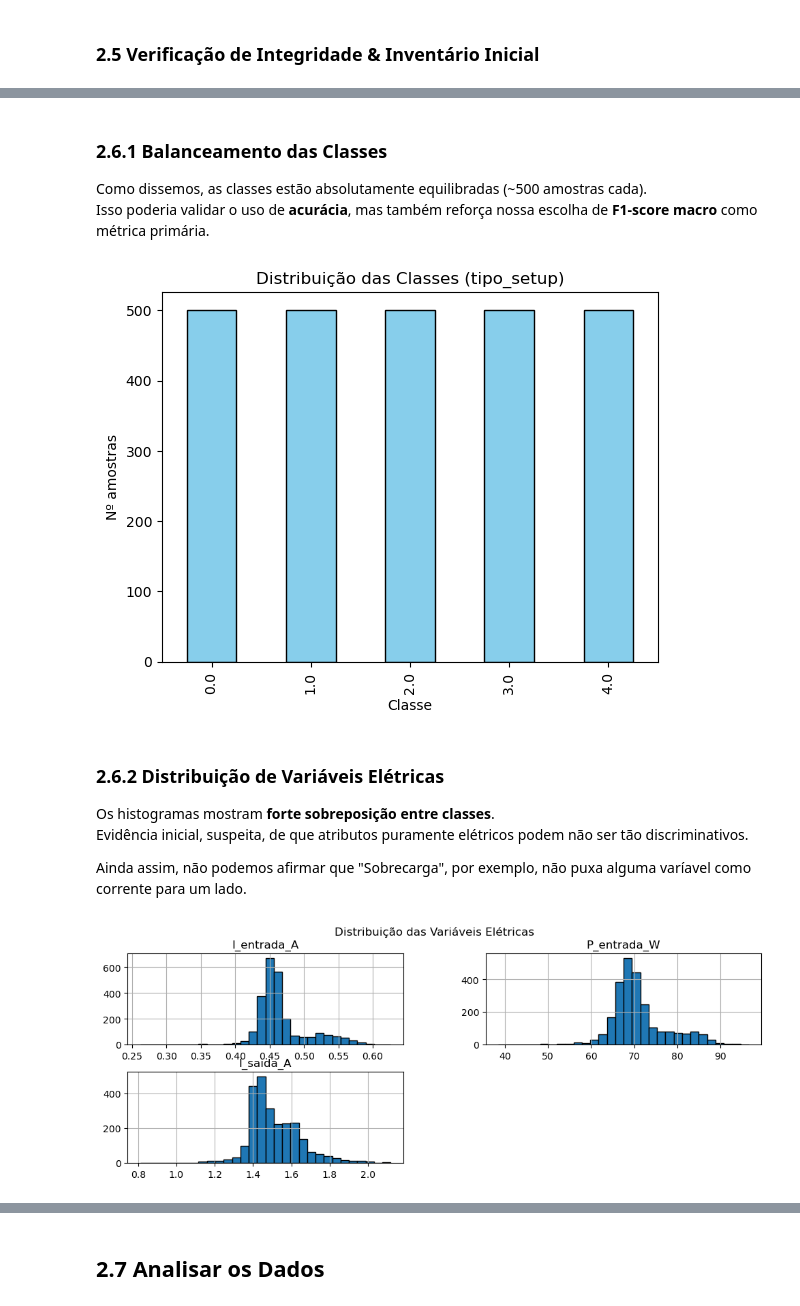
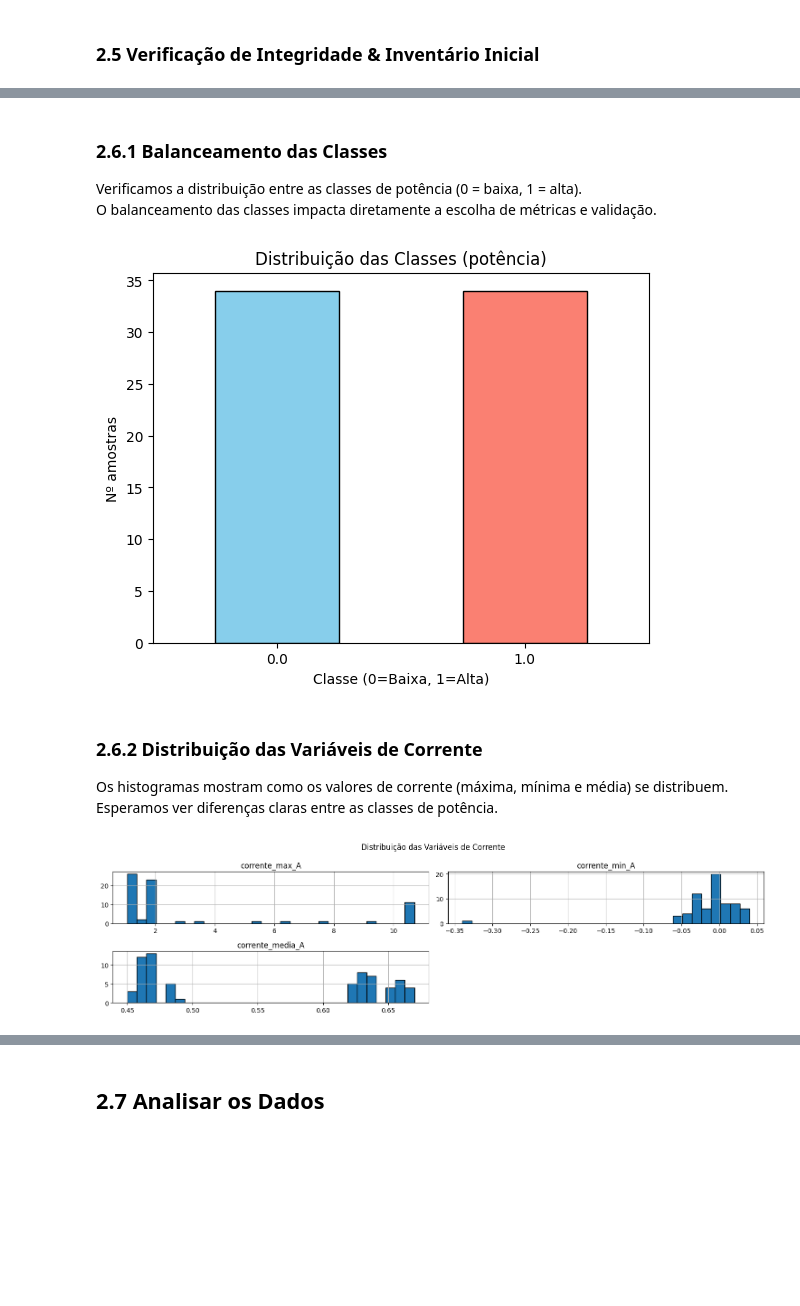
Before and after one commit to Eduardosmb/Relacoes-Frutiferas, a Jupyter notebook: APS1-NL.ipynb, the cells around one changed output, grey strips where cells are left out. Cells and saved outputs as stored; diff of their text form; code cells hidden in the pictures; blank space fills up the shorter version.

```diff
--- a/APS1-NL.ipynb
+++ b/APS1-NL.ipynb
@@ -161,10 +135,11 @@ Os nomes de coluna seguem o padrão:
 import pandas as pd
 import hashlib
 
-caminho = "Dataset APS1_Sinais Eletricos e Vibracao_csv.xls"
+caminho = "dataset.xls"
 
-# Carregar dataset
-df = pd.read_csv(caminho)
+# Carregar dataset SEM header e definir nomes das colunas
+colunas = ['potencia', 'corrente_max_A', 'corrente_min_A', 'corrente_media_A']
+df = pd.read_csv(caminho, header=None, names=colunas)
 
 print(">>> Visualização inicial (head):")
 display(df.head())
@@ -176,8 +151,8 @@ print("\n>>> Estatísticas descritivas iniciais:")
 display(df.describe().T)
 
 # Contagem exata de classes
-class_counts = df['tipo_setup'].value_counts().sort_index()
-print("\n>>> Distribuição de classes (coluna 'tipo_setup'):")
+class_counts = df['potencia'].value_counts().sort_index()
+print("\n>>> Distribuição de classes (coluna 'potencia'):")
 print(class_counts)
 
 # Mostrar tabela formatada
@@ -264,30 +216,30 @@ Objetivos desta seção:
 # %% [markdown]
 ### 2.6.1 Balanceamento das Classes
-Como dissemos, as classes estão absolutamente equilibradas (~500 amostras cada).
-Isso poderia validar o uso de **acurácia**, mas também reforça nossa escolha de **F1-score macro** como métrica primária.
+Verificamos a distribuição entre as classes de potência (0 = baixa, 1 = alta).
+O balanceamento das classes impacta diretamente a escolha de métricas e validação.
 # %%
 # 2.6.1 Balanceamento das Classes
 import matplotlib.pyplot as plt
 
-class_counts.plot(kind='bar', color="skyblue", edgecolor="black")
-plt.title("Distribuição das Classes (tipo_setup)")
-plt.xlabel("Classe")
+class_counts.plot(kind='bar', color=["skyblue", "salmon"], edgecolor="black")
+plt.title("Distribuição das Classes (potência)")
+plt.xlabel("Classe (0=Baixa, 1=Alta)")
 plt.ylabel("Nº amostras")
+plt.xticks(rotation=0)
 plt.show()
 # %% [output]
-[figure, old version]
+[figure, new version]
 # %% [markdown]
-### 2.6.2 Distribuição de Variáveis Elétricas
-Os histogramas mostram **forte sobreposição entre classes**.
- Evidência inicial, suspeita, de que atributos puramente elétricos podem não ser tão discriminativos.
-
- Ainda assim, não podemos afirmar que "Sobrecarga", por exemplo, não puxa alguma varíavel como corrente para um lado.
+### 2.6.2 Distribuição das Variáveis de Corrente
+Os histogramas mostram como os valores de corrente (máxima, mínima e média) se distribuem.
+Esperamos ver diferenças claras entre as classes de potência.
 # %%
-# 2.6.2 Distribuição de Variáveis Elétricas
-cols_eletricas = ["I_entrada_A", "P_entrada_W", "I_saida_A"]
-df[cols_eletricas].hist(bins=30, figsize=(12,4), edgecolor="black")
-plt.suptitle("Distribuição das Variáveis Elétricas")
+# 2.6.2 Distribuição das Variáveis de Corrente
+cols_corrente = ["corrente_max_A", "corrente_min_A", "corrente_media_A"]
+df[cols_corrente].hist(bins=30, figsize=(15,4), edgecolor="black")
+plt.suptitle("Distribuição das Variáveis de Corrente")
+plt.tight_layout()
 plt.show()
 # %% [output]
-[figure, old version]
+[figure, new version]
 # %% [markdown]
```
Also changed, not shown: parts of 44 cells of this notebook, 1 other file.
